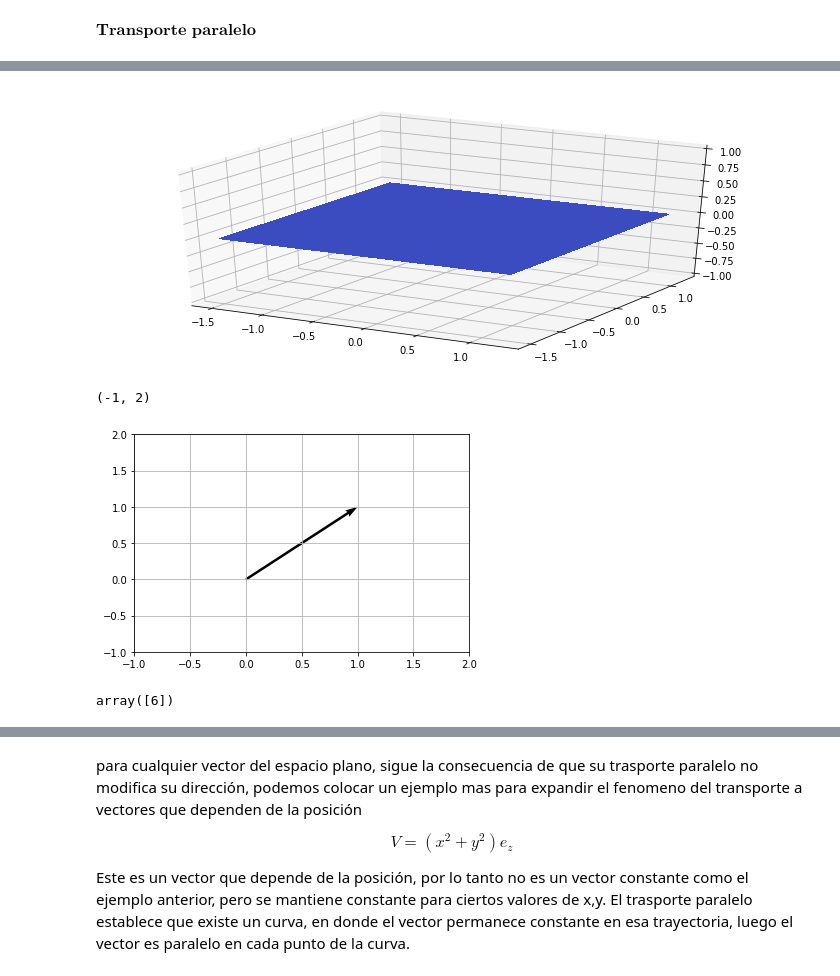
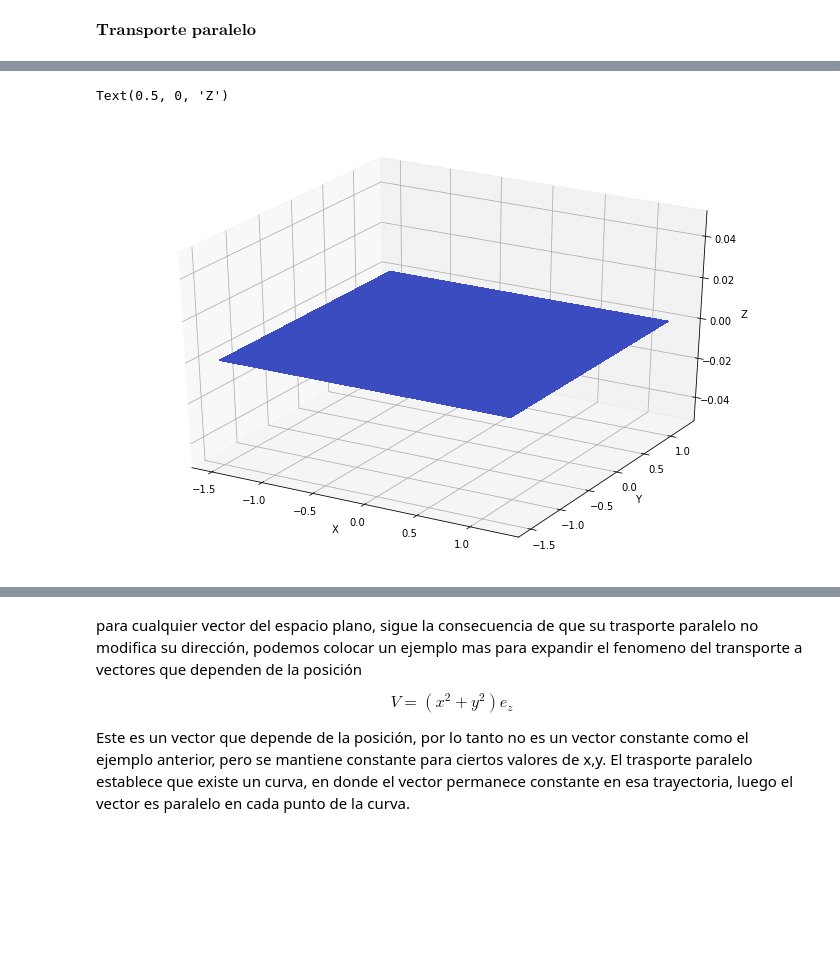
Before and after one commit to yorlingarcia/Proyecto_Computacional, a Jupyter notebook: Transporte_paralelo.ipynb, the cells around one changed output, grey strips where cells are left out. Cells and saved outputs as stored; diff of their text form; code cells hidden in the pictures; blank space fills up the shorter version.

Commit message:
se realizaron cambios en la estructura del documento(sintaxis),ademas se introdujo la dinamica de las bases y el planteamiento del problema para s2

```diff
--- a/Transporte_paralelo.ipynb
+++ b/Transporte_paralelo.ipynb
@@ -69,45 +96,21 @@ Esto implica que el vector se mantiene constante bajo el transporte paralelo en
 # %%
 from pylab import gca
 from matplotlib import *
 
-# Figura
-fig = plt.figure()
-
-# Tomo el eje actual y defino una proyección 3D
-ax = gca(projection='3d')
-
-# Dibujo 3D
 X = np.arange(-1.5, 1.5, 0.25)
 Y = np.arange(-1.5, 1.5, 0.25)
+Z = np.zeros((len(X),len(Y))) # Z = 0
 
-# el metodo meshgrid devuelve una matriz de coordenadas
-# a partir de vectores de coordendas, que usamos para
-# los datos del eje Z
 X, Y = np.meshgrid(X, Y)
 
-R = np.sqrt(X**2 + Y**2)
-Z = np.sin(R)*0
-
 # Grafico surface en 3D
+fig = plt.figure()
+ax = gca(projection='3d')
 surface = ax.plot_surface(X, Y, Z, rstride=1, cstride=1, cmap=cm.coolwarm, linewidth=0, antialiased=False)
-
-# Límites del eje Z
-ax.set_zlim(-1.01, 1.01)
-fig.set_size_inches(12,5)
+fig.set_size_inches(12,8) # tamaño de la figura
+ax.set_xlabel('X')
+ax.set_ylabel('Y')
+ax.set_zlabel('Z')
 # %% [output]
+Text(0.5, 0, 'Z')
-[figure, old version]
+[figure, new version]
-# %%
-#ejemplo de grafica de un vector
-x = [1,0]
-y = [0,1]
-plt.quiver(x[1], y[0], x[0], y[1],scale_units = 'xy',angles='xy', scale=1)
-plt.grid(True)
-plt.xlim(-1,2)
-plt.ylim(-1,2)
-# %% [output]
-(-1, 2)
-[figure, removed]
-# %%
-np.matmul(np.array([2,2]),np.array([[2],[1]]))
-# %% [output]
-array([6])
```
Also changed, not shown: parts of 28 cells of this notebook, 3 other files.
